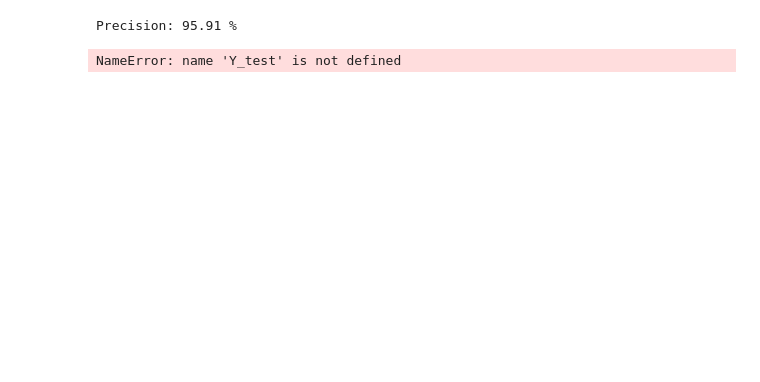
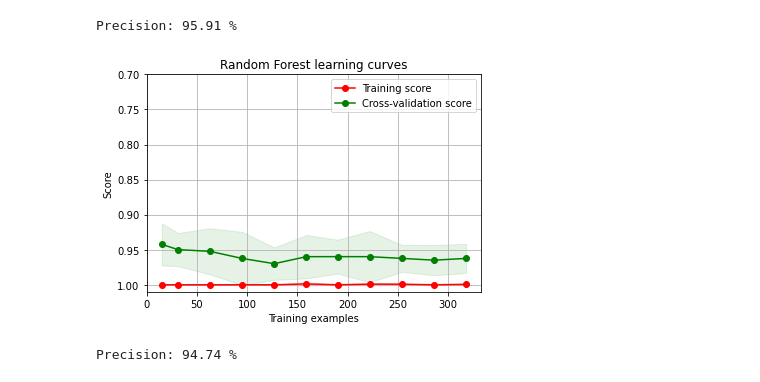
Before and after one commit to Diongarman/DA_-_ML_Foundations, a Jupyter notebook: Refactored_Py_DS_ML_Bootcamp-master/Ensemble Learning/classification_ensemble.ipynb, the cells around one changed output. Cells and saved outputs as stored; diff of their text form; code cells hidden in the pictures; blank space fills up the shorter version.

```diff
--- a/Refactored_Py_DS_ML_Bootcamp-master/Ensemble Learning/classification_ensemble.ipynb
+++ b/Refactored_Py_DS_ML_Bootcamp-master/Ensemble Learning/classification_ensemble.ipynb
@@ -138,12 +192,18 @@ rf.grid_fit(X = X_train, Y = y_train)
 rf.grid_predict(X_test, y_test)
 # %% [output]
 Precision: 95.91 %
+# %%
+g = plot_learning_curve(rf.grid.best_estimator_, "Random Forest learning curves", X_train, y_train,
+                        ylim = [1.01, 0.7], cv = 5,
+                        train_sizes = [0.05, 0.1, 0.2, 0.3, 0.4, 0.5, 0.6, 0.7, 0.8, 0.9, 1])
+# %% [output]
+[figure, added]
 # %%
 gb = Class_Fit(clf = GradientBoostingClassifier)
 param_grid = {'n_estimators' : [10, 20, 30, 40, 50, 60, 70, 80, 90, 100]}
 gb.grid_search(parameters = param_grid, Kfold = 5)
 gb.grid_fit(X = X_train, Y = y_train)
 # %%
-gb.grid_predict(X_test, Y_test)
+gb.grid_predict(X_test, y_test)
 # %% [output]
-NameError: name 'Y_test' is not defined
+Precision: 94.74 %
```
Also changed, not shown: parts of 5 cells of this notebook.
